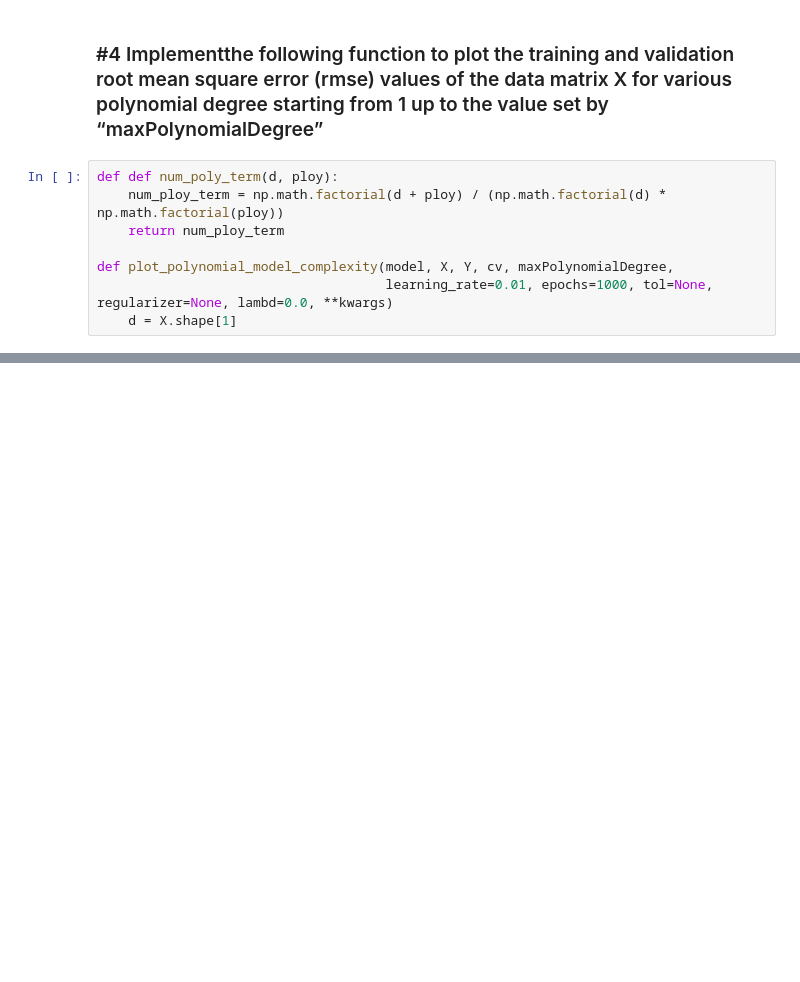
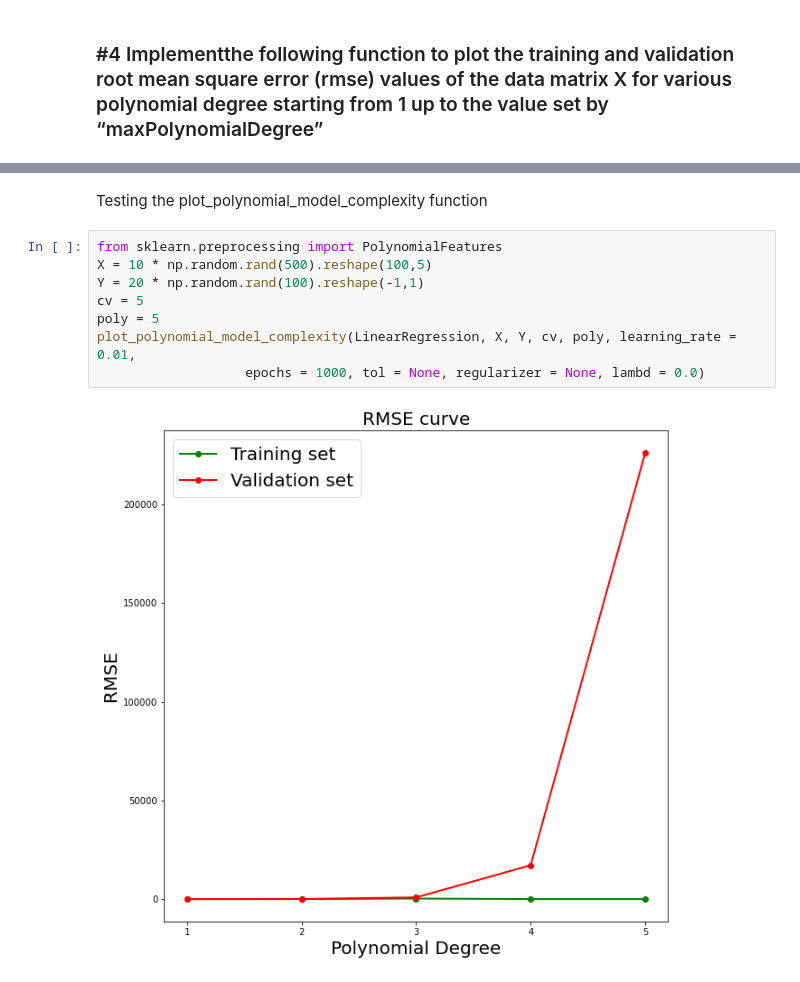
Before and after one commit to CSCE478-ML/Assignment2, a Jupyter notebook: Part A_#2_#3.ipynb, the cells around one changed output, grey strips where cells are left out. Drawn from its saved outputs; the diff is of its cells as text; blank space fills up the shorter version.

```diff
--- a/Part A_#2_#3.ipynb
+++ b/Part A_#2_#3.ipynb
@@ -147,10 +148,2 @@ learning_curve(LinearRegression, X, Y, cv, train_size, learning_rate = 0.01,
 # %% [markdown]
 ### #4 Implementthe following function to plot the training and validation root mean square error (rmse) values of the data matrix X for various polynomial degree starting from 1 up to the value set by “maxPolynomialDegree”
-# %%
-def def num_poly_term(d, ploy):
-    num_ploy_term = np.math.factorial(d + ploy) / (np.math.factorial(d) * np.math.factorial(ploy))
-    return num_ploy_term
-
-def plot_polynomial_model_complexity(model, X, Y, cv, maxPolynomialDegree,
-                                     learning_rate=0.01, epochs=1000, tol=None, regularizer=None, lambd=0.0, **kwargs)
-    d = X.shape[1]
@@ -156,0 +195,12 @@ def plot_polynomial_model_complexity(model, X, Y, cv, maxPolynomialDegree,
+# %% [markdown]
+Testing the plot_polynomial_model_complexity function
+# %%
+from sklearn.preprocessing import PolynomialFeatures
+X = 10 * np.random.rand(500).reshape(100,5)
+Y = 20 * np.random.rand(100).reshape(-1,1)
+cv = 5
+poly = 5
+plot_polynomial_model_complexity(LinearRegression, X, Y, cv, poly, learning_rate = 0.01,
+                   epochs = 1000, tol = None, regularizer = None, lambd = 0.0)
+# %% [output]
+[figure, added]
```
Also changed, not shown: parts of 3 cells of this notebook.
